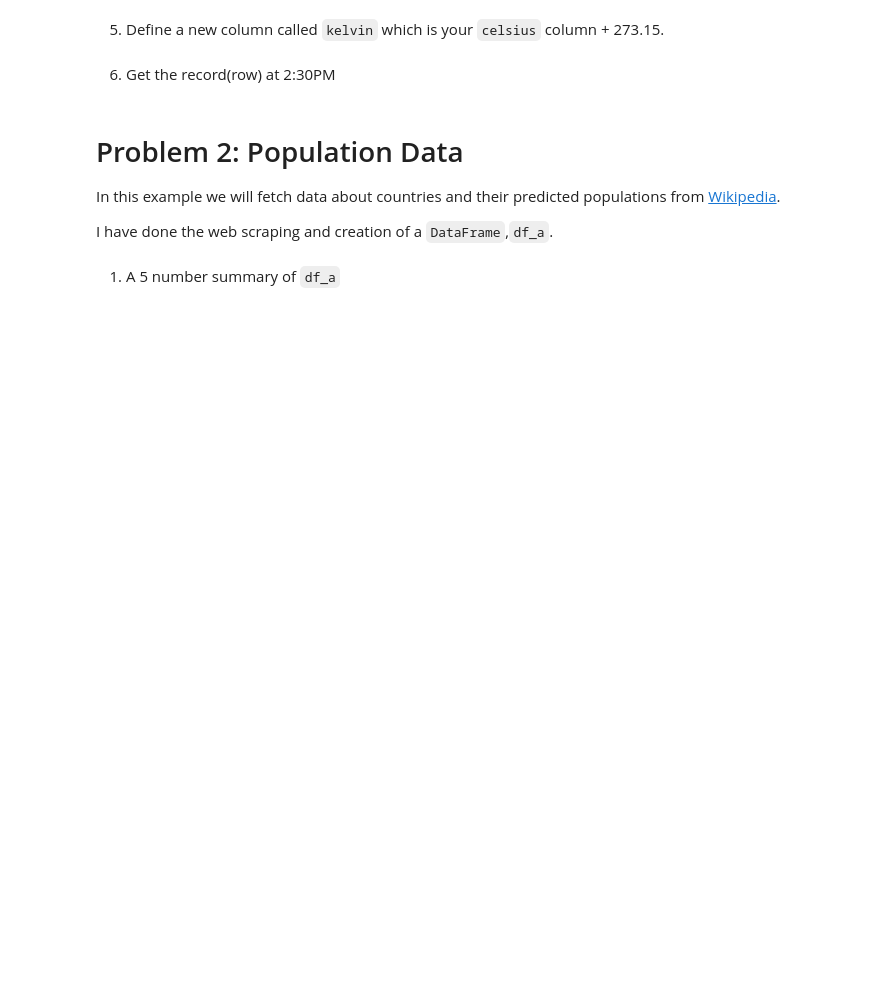
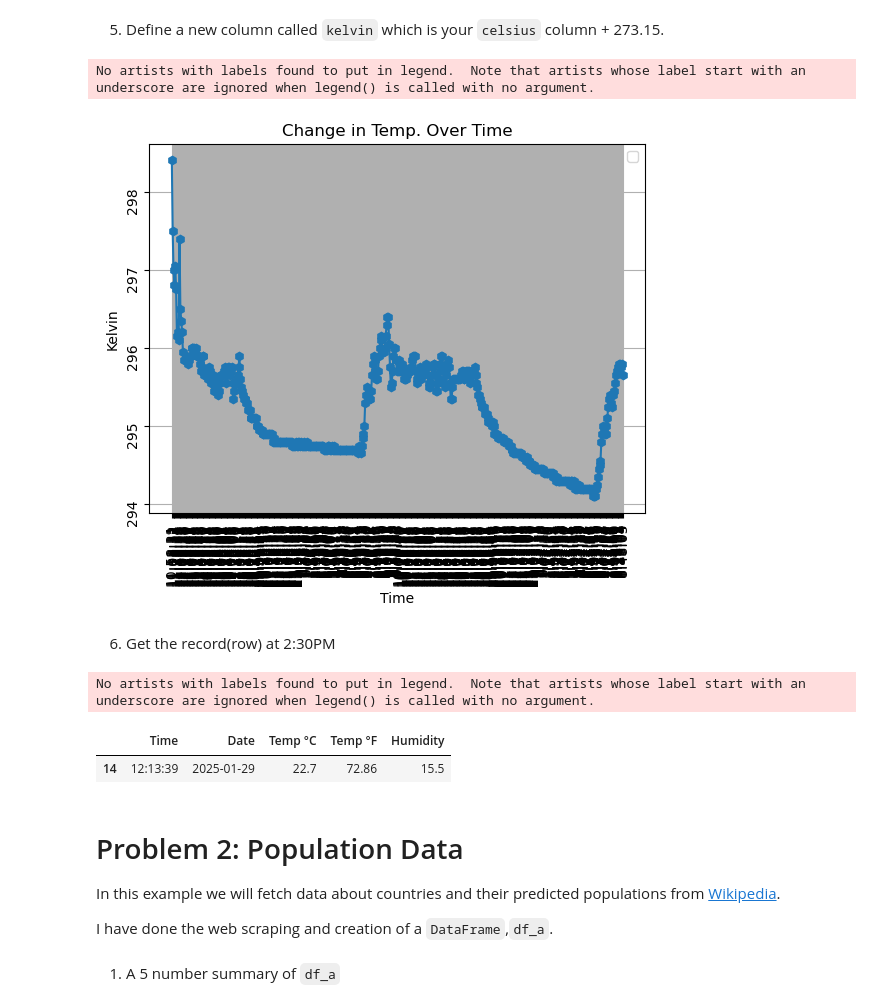
Before and after one commit to EPIC-Campus-LPS/pandas-J-Huster, a Jupyter notebook: FAI_Pandas.ipynb, the cells around one changed output. Cells and saved outputs as stored; diff of their text form; code cells hidden in the pictures; blank space fills up the shorter version.

```diff
--- a/FAI_Pandas.ipynb
+++ b/FAI_Pandas.ipynb
@@ -65,7 +105,48 @@ plt.yticks(rotation=90) # rotates the y-axis tick lables
 # %% [markdown]
 5. Define a new column called `kelvin` which is your `celsius` column + 273.15.
+# %%
+import matplotlib.pyplot as plt
+import pandas as pd
+df = pd.read_csv("AveragedDate.csv")
+kelvin = []
+for k in df['Temp °C']:
+    k += 273.15
+    kelvin.append(k)
+plt.plot(df['Time'],kelvin,marker='h')
+plt.xlabel('Time') # labels the x-axis
+plt.ylabel('Kelvin') # labels the y-axis
+plt.title('Change in Temp. Over Time') # adds a graph title
+plt.grid() # adds gridlines
+plt.legend() # adds a legend
+plt.xticks(rotation=90) # rotates the x-axis tick lables
+plt.yticks(rotation=90) # rotates the y-axis tick lables
+plt.show()
+# %% [output]
+No artists with labels found to put in legend.  Note that artists whose label start with an underscore are ignored when legend() is called with no argument.
+[figure, added]
 # %% [markdown]
 6. Get the record(row) at 2:30PM
+# %%
+import matplotlib.pyplot as plt
+import pandas as pd
+df = pd.read_csv("AveragedDate.csv")
+kelvin = []
+for k in df['Temp °C']:
+    k += 273.15
+    kelvin.append(k)
+plt.plot(df['Time'],kelvin,marker='h')
+plt.xlabel('Time') # labels the x-axis
+plt.ylabel('Kelvin') # labels the y-axis
+plt.title('Change in Temp. Over Time') # adds a graph title
+plt.grid() # adds gridlines
+plt.legend() # adds a legend
+plt.xticks(rotation=90) # rotates the x-axis tick lables
+plt.yticks(rotation=90) # rotates the y-axis tick lables
+df.iloc[14:33:53]
+# %% [output]
+No artists with labels found to put in legend.  Note that artists whose label start with an underscore are ignored when legend() is called with no argument.
+|  | Time | Date | Temp °C | Temp °F | Humidity |
+| 14 | 12:13:39 | 2025-01-29 | 22.7 | 72.86 | 15.5 |
 # %% [markdown]
 # Problem 2: Population Data
 
```
Also changed, not shown: parts of 7 cells of this notebook.
